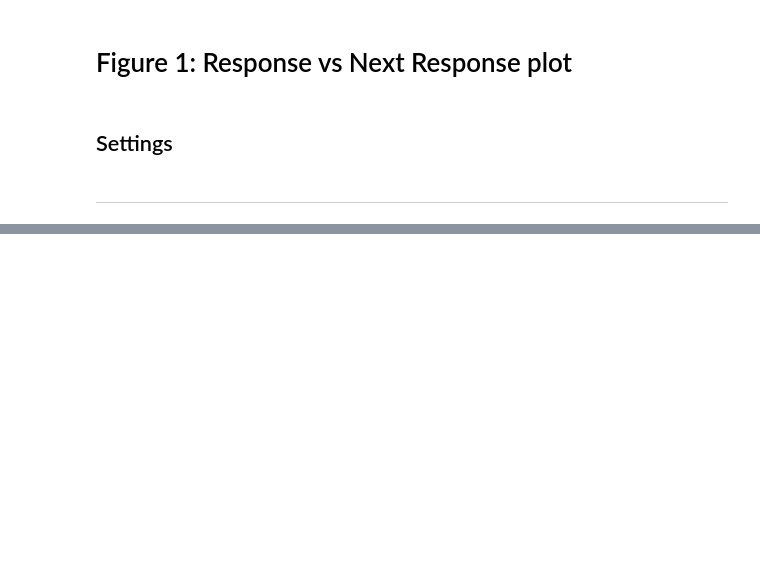
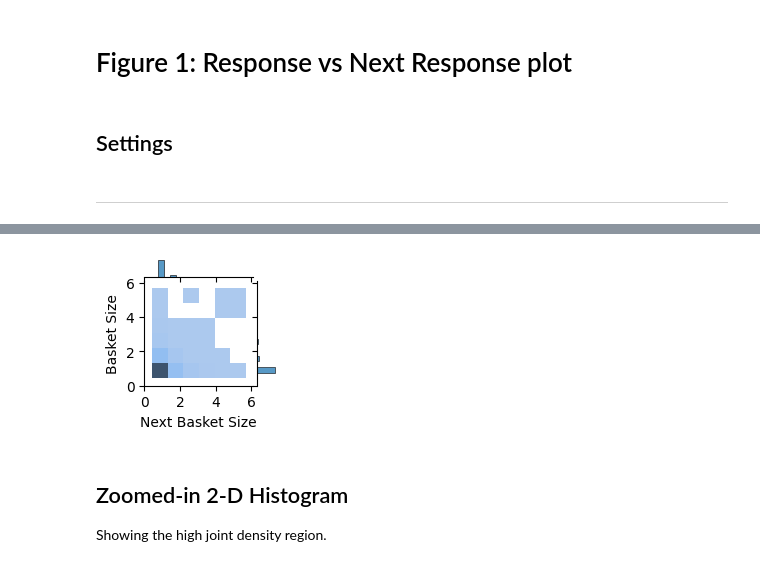
Before and after one commit to liuchbryan/oce-ecomm-abv-calculation, a Jupyter notebook: Response vs Next Response.ipynb, the cells around one changed output, grey strips where cells are left out. Saved outputs shown, nothing was run; the diff lists cells and outputs as text; code cells hidden in the pictures; blank space fills up the shorter version.

Commit message:
Finalise R v NR plots, Actual Power and CI Coverage plots notebook

```diff
--- a/Response vs Next Response.ipynb
+++ b/Response vs Next Response.ipynb
@@ -3,14 +3,14 @@
 # %% [markdown]
 ## Settings
 # %%
-# dataset_name = 'olist_brazilian_ecommerce_customer_order_view'
-dataset_name = 'uci_online_retail_ii_customer_order_view'
+dataset_name = 'olist_brazilian_ecommerce_customer_order_view'
+# dataset_name = 'uci_online_retail_ii_customer_order_view'
 
 # response_col = 'r_BasketValue'
 response_col = 'r_BasketSize'
 
 normalize = True
-figsize = 1.9
+figsize = 2
 # %% [markdown]
 ------
 # %%
@@ -41,21 +45,28 @@ plot_params = get_plot_params(dataset_name=dataset_name,
 # %%
 dark_rayfish_plot = (
     hist_zoomed_out_plot(
         plot_dataset_df=plot_dataset_df,
         plot_params=plot_params,
         response_col=response_col,
         size=figsize
     )
 )
 
-if normalize and not (("olist" in dataset_name) and response_col == "r_BasketSize"):
-    dark_rayfish_plot.ax_joint.set(xticks=[0,1,2,3], yticks=[0,1,2,3])
-
-dark_rayfish_plot
+if normalize:
+    if ("olist" in dataset_name) and (response_col == "r_BasketSize"):
+        dark_rayfish_plot.ax_joint.set(xticks=[0,2,4,6], yticks=[0,2,4,6])
+    else:
+        dark_rayfish_plot.ax_joint.set(xticks=[0,1,2,3], yticks=[0,1,2,3])
 
 dark_rayfish_plot.savefig(
     output_file_path(dataset_name, response_col, normalize, plot_type="histzout")
 )
+# %% [output]
+[figure, added]
+# %% [markdown]
+## Zoomed-in 2-D Histogram
+
+Showing the high joint density region.
 # %%
 dark_rayfish_baby_plot = (
     hist_zoomed_in_plot(
```
Also changed, not shown: parts of 4 cells of this notebook, 2 other files.
